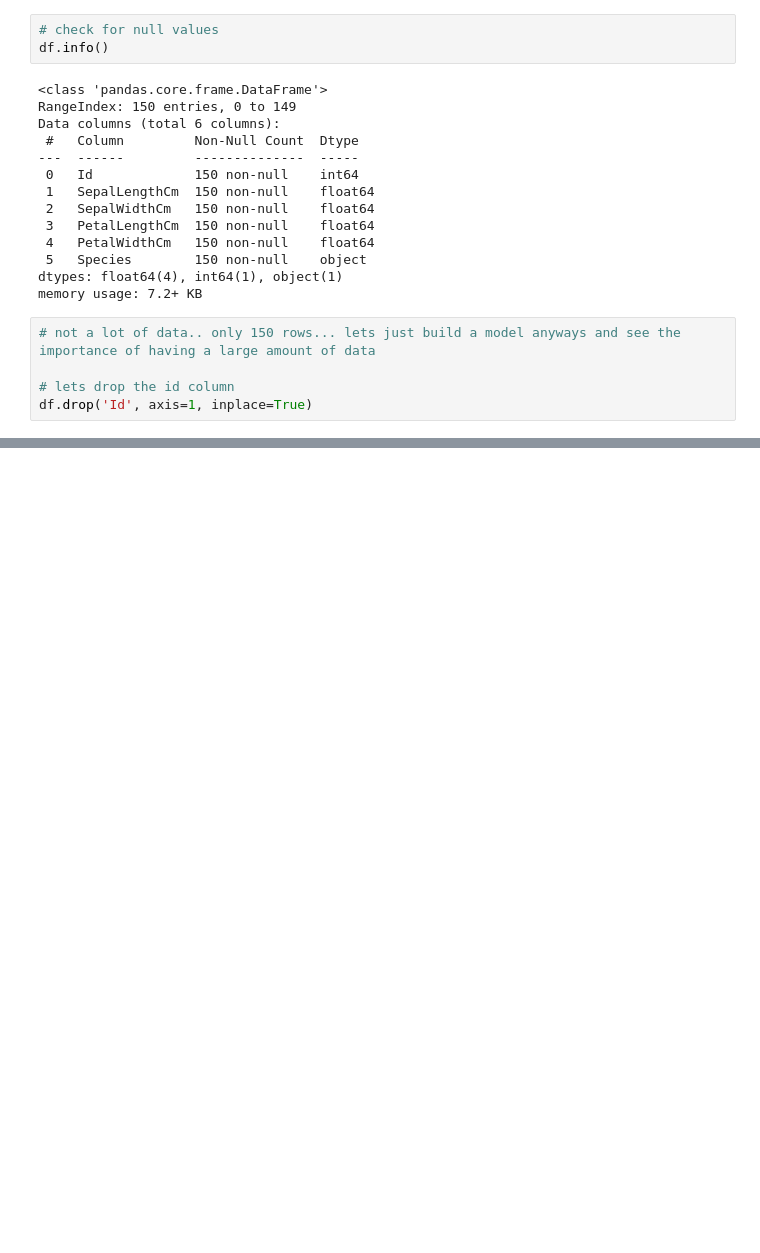
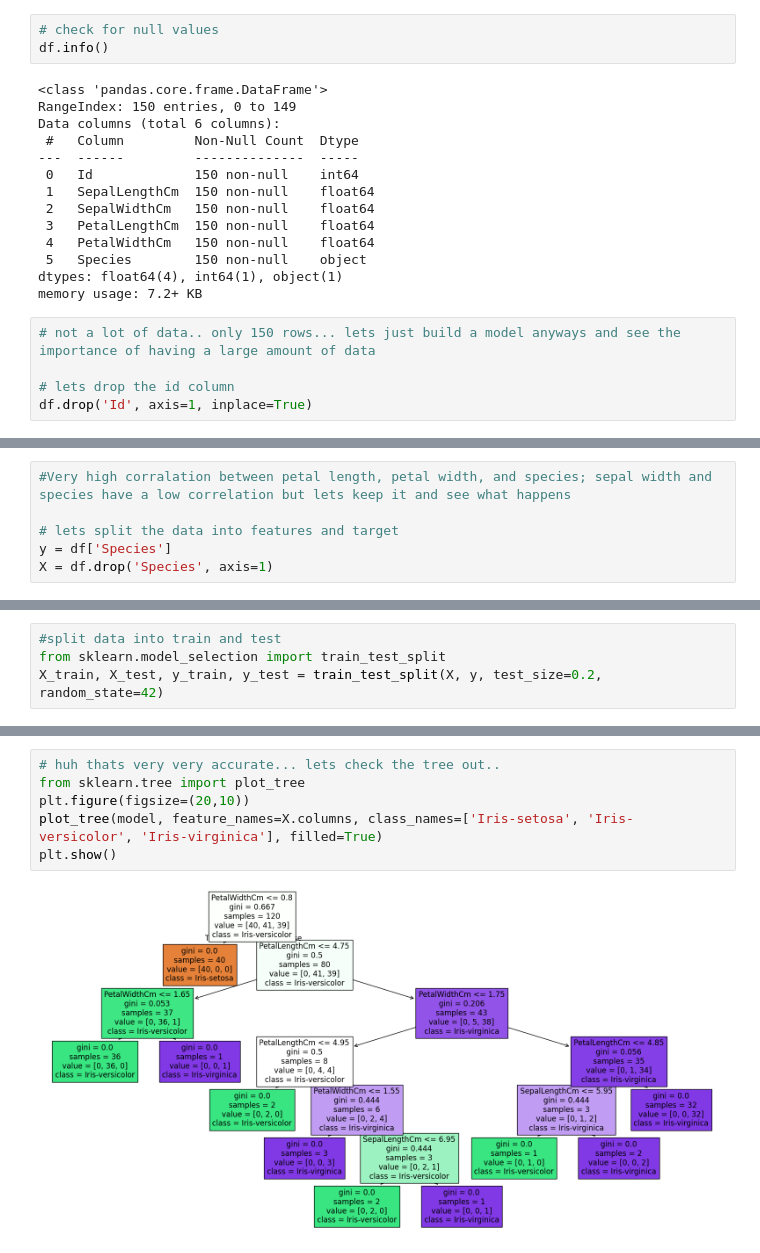
Before and after one commit to KanishkThamman/Iris_AI_model_multiclass, a Jupyter notebook: Iris_Species.ipynb, the cells around one changed output, grey strips where cells are left out. Drawn from its saved outputs; the diff is of its cells as text; blank space fills up the shorter version.

```diff
--- a/Iris_Species.ipynb
+++ b/Iris_Species.ipynb
@@ -47,0 +73,6 @@ df.drop('Id', axis=1, inplace=True)
+# %%
+#Very high corralation between petal length, petal width, and species; sepal width and species have a low correlation but lets keep it and see what happens
+
+# lets split the data into features and target
+y = df['Species']
+X = df.drop('Species', axis=1)
@@ -47,0 +88,4 @@ df.drop('Id', axis=1, inplace=True)
+# %%
+#split data into train and test
+from sklearn.model_selection import train_test_split
+X_train, X_test, y_train, y_test = train_test_split(X, y, test_size=0.2, random_state=42)
@@ -47,0 +123,8 @@ df.drop('Id', axis=1, inplace=True)
+# %%
+# huh thats very very accurate... lets check the tree out..
+from sklearn.tree import plot_tree
+plt.figure(figsize=(20,10))
+plot_tree(model, feature_names=X.columns, class_names=['Iris-setosa', 'Iris-versicolor', 'Iris-virginica'], filled=True)
+plt.show()
+# %% [output]
+[figure, added]
```
Also changed, not shown: parts of 6 cells of this notebook.
